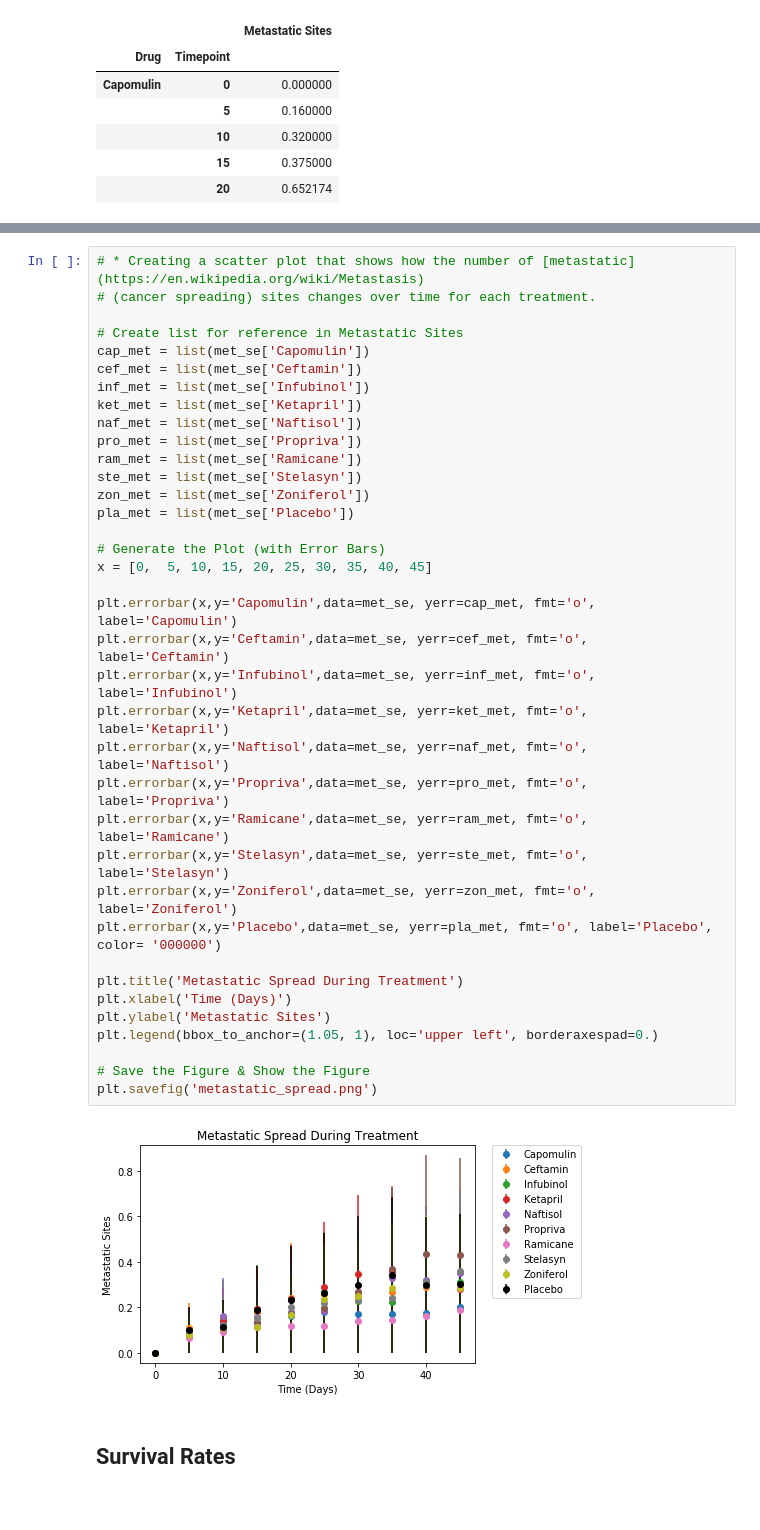
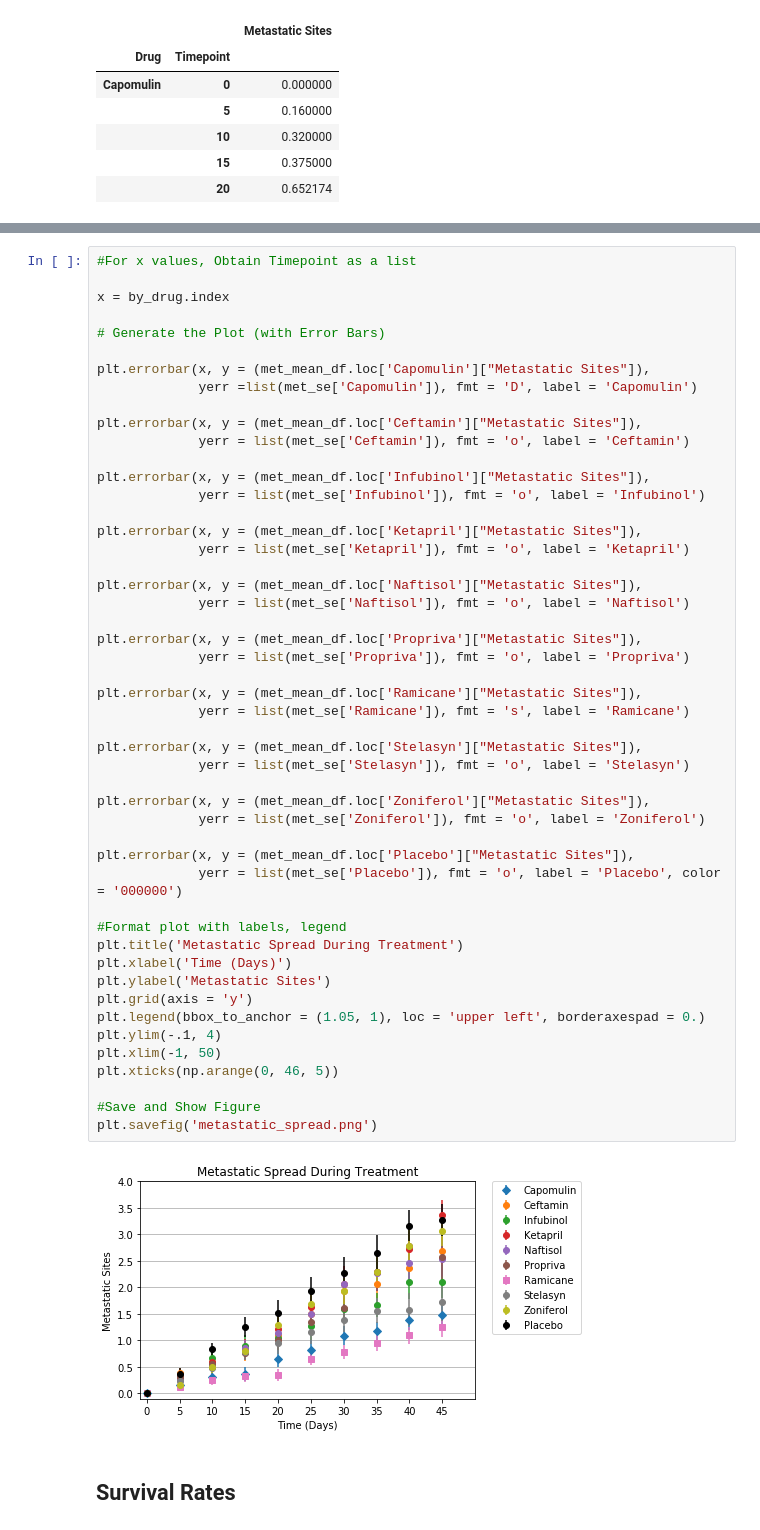
Before and after one commit to catherinegomes/matplotlib-challenge, a Jupyter notebook: Pymaceuticals/pymaceuticals_starter.ipynb, the cells around one changed output, grey strips where cells are left out. Saved outputs shown, nothing was run; the diff lists cells and outputs as text.

```diff
--- a/Pymaceuticals/pymaceuticals_starter.ipynb
+++ b/Pymaceuticals/pymaceuticals_starter.ipynb
@@ -169,44 +170,56 @@ met_se.head()
 | 15 | 0.132048 | 0.180625 | 0.194015 | 0.191381 | 0.158651 | 0.190221 | 0.136377 | 0.115261 | 0.153439 | ... |
 | 20 | 0.161621 | 0.241034 | 0.234801 | 0.236680 | 0.181731 | 0.234064 | 0.171499 | 0.119430 | 0.200905 | ... |
 # %%
-# * Creating a scatter plot that shows how the number of [metastatic](https://en.wikipedia.org/wiki/Metastasis)
-# (cancer spreading) sites changes over time for each treatment.
+#For x values, Obtain Timepoint as a list
 
-# Create list for reference in Metastatic Sites
-cap_met = list(met_se['Capomulin'])
-cef_met = list(met_se['Ceftamin'])
-inf_met = list(met_se['Infubinol'])
-ket_met = list(met_se['Ketapril'])
-naf_met = list(met_se['Naftisol'])
-pro_met = list(met_se['Propriva'])
-ram_met = list(met_se['Ramicane'])
-ste_met = list(met_se['Stelasyn'])
-zon_met = list(met_se['Zoniferol'])
-pla_met = list(met_se['Placebo'])
+x = by_drug.index
 
 # Generate the Plot (with Error Bars)
-x = [0,  5, 10, 15, 20, 25, 30, 35, 40, 45]
 
-plt.errorbar(x,y='Capomulin',data=met_se, yerr=cap_met, fmt='o', label='Capomulin')
-plt.errorbar(x,y='Ceftamin',data=met_se, yerr=cef_met, fmt='o', label='Ceftamin')
-plt.errorbar(x,y='Infubinol',data=met_se, yerr=inf_met, fmt='o', label='Infubinol')
-plt.errorbar(x,y='Ketapril',data=met_se, yerr=ket_met, fmt='o', label='Ketapril')
-plt.errorbar(x,y='Naftisol',data=met_se, yerr=naf_met, fmt='o', label='Naftisol')
-plt.errorbar(x,y='Propriva',data=met_se, yerr=pro_met, fmt='o', label='Propriva')
-plt.errorbar(x,y='Ramicane',data=met_se, yerr=ram_met, fmt='o', label='Ramicane')
-plt.errorbar(x,y='Stelasyn',data=met_se, yerr=ste_met, fmt='o', label='Stelasyn')
-plt.errorbar(x,y='Zoniferol',data=met_se, yerr=zon_met, fmt='o', label='Zoniferol')
-plt.errorbar(x,y='Placebo',data=met_se, yerr=pla_met, fmt='o', label='Placebo', color= '000000')
+plt.errorbar(x, y = (met_mean_df.loc['Capomulin']["Metastatic Sites"]),
+             yerr =list(met_se['Capomulin']), fmt = 'D', label = 'Capomulin')
 
+plt.errorbar(x, y = (met_mean_df.loc['Ceftamin']["Metastatic Sites"]),
+             yerr = list(met_se['Ceftamin']), fmt = 'o', label = 'Ceftamin')
+
+plt.errorbar(x, y = (met_mean_df.loc['Infubinol']["Metastatic Sites"]),
+             yerr = list(met_se['Infubinol']), fmt = 'o', label = 'Infubinol')
+
+plt.errorbar(x, y = (met_mean_df.loc['Ketapril']["Metastatic Sites"]),
+             yerr = list(met_se['Ketapril']), fmt = 'o', label = 'Ketapril')
+
+plt.errorbar(x, y = (met_mean_df.loc['Naftisol']["Metastatic Sites"]),
+             yerr = list(met_se['Naftisol']), fmt = 'o', label = 'Naftisol')
+
+plt.errorbar(x, y = (met_mean_df.loc['Propriva']["Metastatic Sites"]),
+             yerr = list(met_se['Propriva']), fmt = 'o', label = 'Propriva')
+
+plt.errorbar(x, y = (met_mean_df.loc['Ramicane']["Metastatic Sites"]),
+             yerr = list(met_se['Ramicane']), fmt = 's', label = 'Ramicane')
+
+plt.errorbar(x, y = (met_mean_df.loc['Stelasyn']["Metastatic Sites"]),
+             yerr = list(met_se['Stelasyn']), fmt = 'o', label = 'Stelasyn')
+
+plt.errorbar(x, y = (met_mean_df.loc['Zoniferol']["Metastatic Sites"]),
+             yerr = list(met_se['Zoniferol']), fmt = 'o', label = 'Zoniferol')
+
+plt.errorbar(x, y = (met_mean_df.loc['Placebo']["Metastatic Sites"]),
+             yerr = list(met_se['Placebo']), fmt = 'o', label = 'Placebo', color = '000000')
+
+#Format plot with labels, legend
 plt.title('Metastatic Spread During Treatment')
 plt.xlabel('Time (Days)')
 plt.ylabel('Metastatic Sites')
-plt.legend(bbox_to_anchor=(1.05, 1), loc='upper left', borderaxespad=0.)
+plt.grid(axis = 'y')
+plt.legend(bbox_to_anchor = (1.05, 1), loc = 'upper left', borderaxespad = 0.)
+plt.ylim(-.1, 4)
+plt.xlim(-1, 50)
+plt.xticks(np.arange(0, 46, 5))
 
-# Save the Figure & Show the Figure
+#Save and Show Figure
 plt.savefig('metastatic_spread.png')
 # %% [output]
-[figure, old version]
+[figure, new version]
 # %% [markdown]
 ## Survival Rates
 # %%
```
Also changed, not shown: parts of 7 cells of this notebook, 4 other files.
